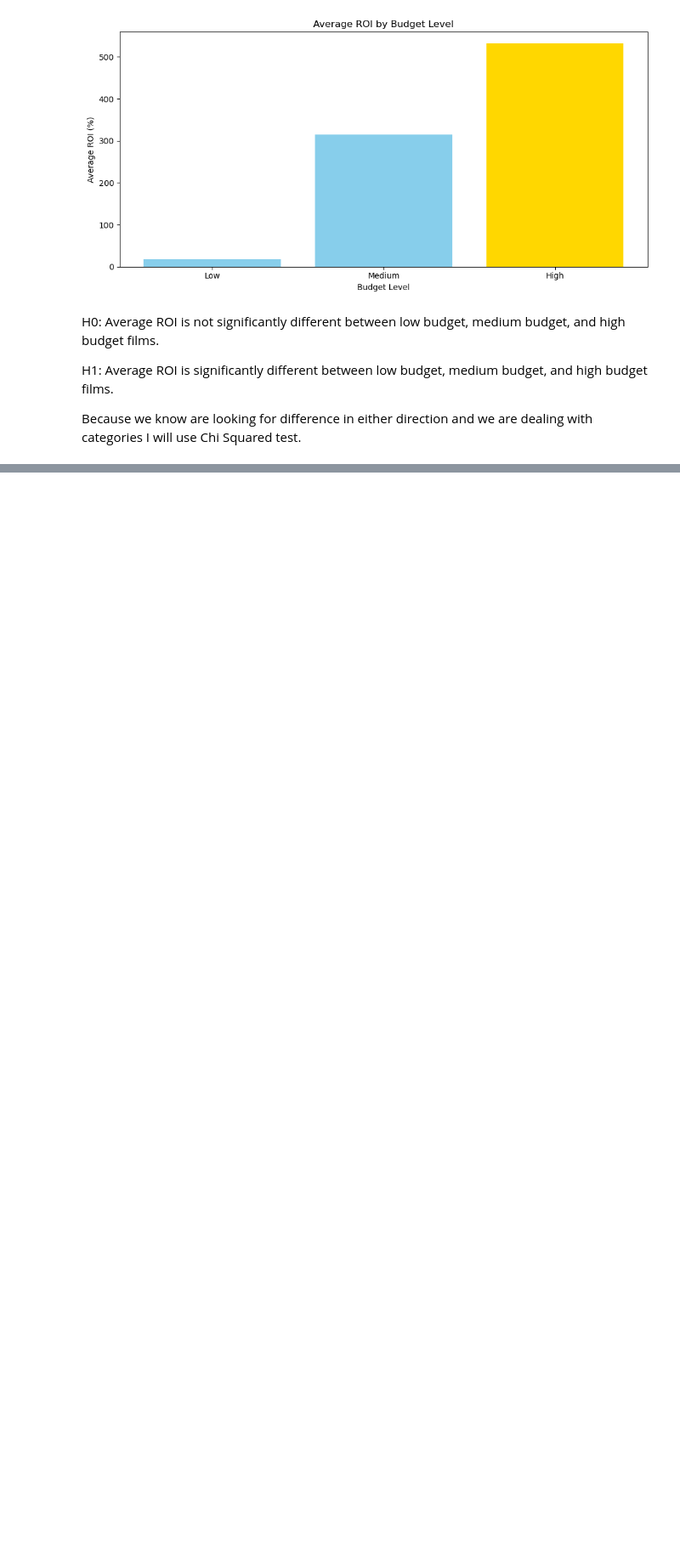
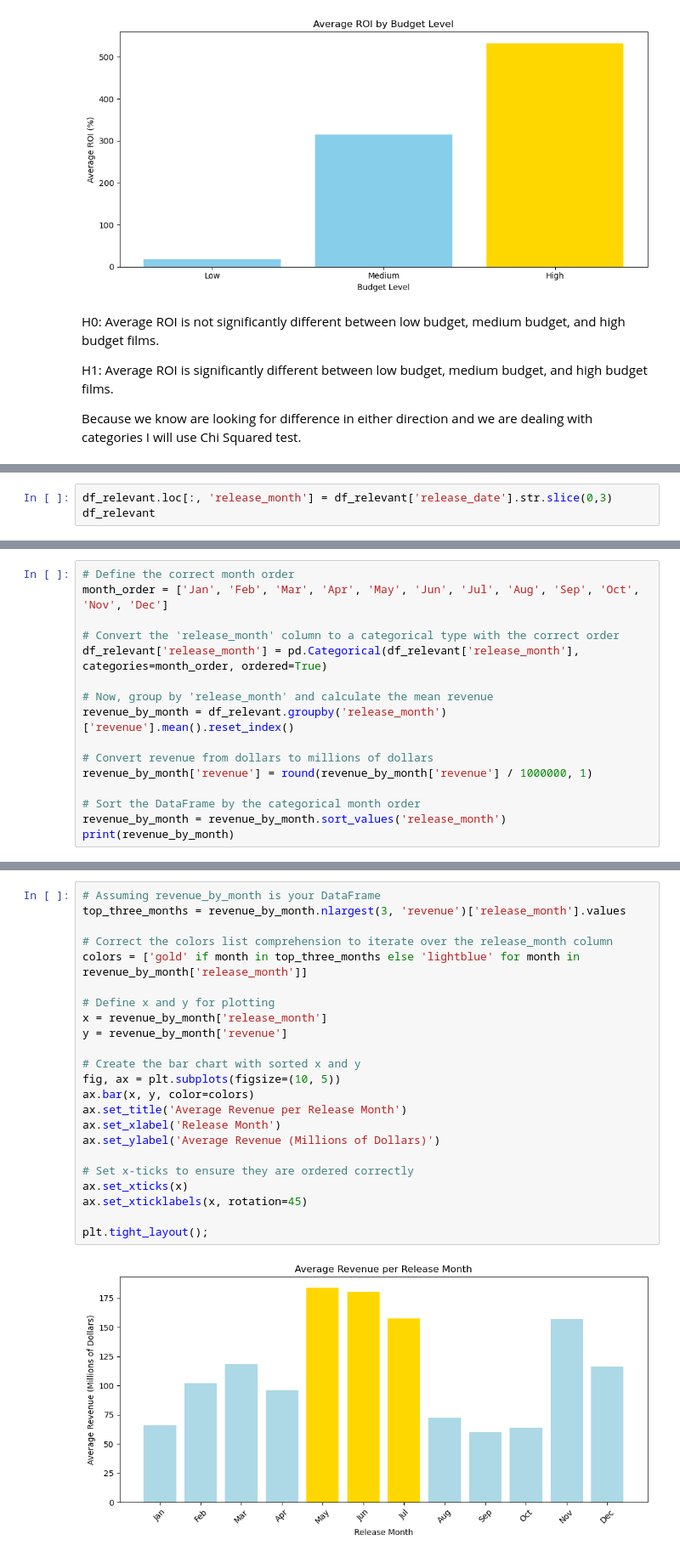
Before and after one commit to elijahlopez94/box_office_statistical_analysis, a Jupyter notebook: box_office_statistical_analysis.ipynb, the cells around one changed output, grey strips where cells are left out. Shown at 85% size. Drawn from its saved outputs; the diff is of its cells as text; blank space fills up the shorter version.

```diff
--- a/box_office_statistical_analysis.ipynb
+++ b/box_office_statistical_analysis.ipynb
@@ -607,0 +657,3 @@ Recommendation 2: Secure a minimum production budget of $5M (the more funding th
+# %%
+df_relevant.loc[:, 'release_month'] = df_relevant['release_date'].str.slice(0,3)
+df_relevant
@@ -607,0 +721,16 @@ Recommendation 2: Secure a minimum production budget of $5M (the more funding th
+# %%
+# Define the correct month order
+month_order = ['Jan', 'Feb', 'Mar', 'Apr', 'May', 'Jun', 'Jul', 'Aug', 'Sep', 'Oct', 'Nov', 'Dec']
+
+# Convert the 'release_month' column to a categorical type with the correct order
+df_relevant['release_month'] = pd.Categorical(df_relevant['release_month'], categories=month_order, ordered=True)
+
+# Now, group by 'release_month' and calculate the mean revenue
+revenue_by_month = df_relevant.groupby('release_month')['revenue'].mean().reset_index()
+
+# Convert revenue from dollars to millions of dollars
+revenue_by_month['revenue'] = round(revenue_by_month['revenue'] / 1000000, 1)
+
+# Sort the DataFrame by the categorical month order
+revenue_by_month = revenue_by_month.sort_values('release_month')
+print(revenue_by_month)
@@ -607,0 +756,25 @@ Recommendation 2: Secure a minimum production budget of $5M (the more funding th
+# %%
+# Assuming revenue_by_month is your DataFrame
+top_three_months = revenue_by_month.nlargest(3, 'revenue')['release_month'].values
+
+# Correct the colors list comprehension to iterate over the release_month column
+colors = ['gold' if month in top_three_months else 'lightblue' for month in revenue_by_month['release_month']]
+
+# Define x and y for plotting
+x = revenue_by_month['release_month']
+y = revenue_by_month['revenue']
+
+# Create the bar chart with sorted x and y
+fig, ax = plt.subplots(figsize=(10, 5))
+ax.bar(x, y, color=colors)
+ax.set_title('Average Revenue per Release Month')
+ax.set_xlabel('Release Month')
+ax.set_ylabel('Average Revenue (Millions of Dollars)')
+
+# Set x-ticks to ensure they are ordered correctly
+ax.set_xticks(x)
+ax.set_xticklabels(x, rotation=45)
+
+plt.tight_layout();
+# %% [output]
+[figure, added]
```
Also changed, not shown: parts of 13 cells of this notebook.
